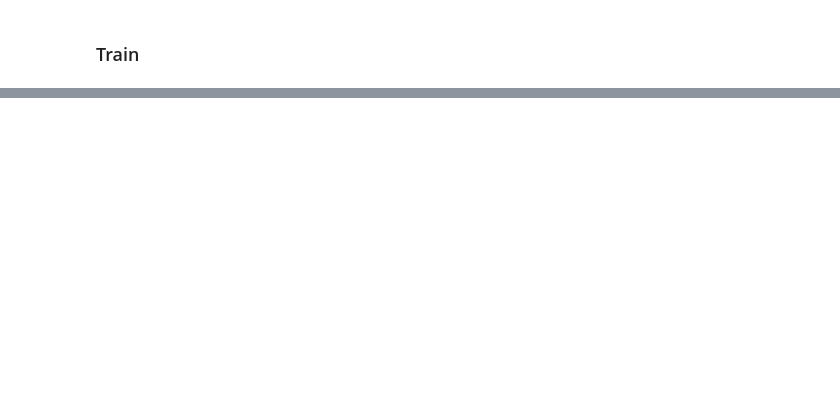
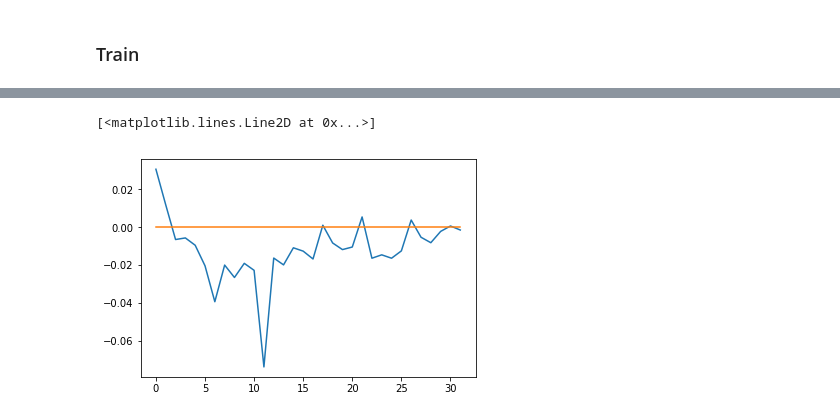
Before and after one commit to husams/Behavioral-Cloning, a Jupyter notebook: nvida.ipynb, the cells around one changed output, grey strips where cells are left out. Cells and saved outputs as stored; diff of their text form; code cells hidden in the pictures; blank space fills up the shorter version.

```diff
--- a/nvida.ipynb
+++ b/nvida.ipynb
@@ -156,0 +212,38 @@ model.save("model.h5")
+# %%
+def test_generator(samples, batch_size):
+    # Get total number of samples
+    num_samples = len(samples)
+
+    while True:
+        for offset in range(0,batch_size, num_samples):
+            # CSV data center,left,right,steering,throttle,brake,speed
+            # Get batch
+            batch_samples = samples[offset:offset+batch_size]
+            # Process each image in the batch
+            images = []
+            angles = []
+            for batch_sample in batch_samples:
+                center_image = cv2.imread("./data/IMG/"+batch_sample[0].split("/")[-1])
+
+
+                center_angle = float(batch_sample[3])
+                images.append(center_image)
+                angles.append(center_angle)
+
+
+            X_train = np.array(images)
+            y_train = np.array(angles)
+            yield X_train
+
+
+y = model.predict_generator(test_generator(samples, 32), val_samples=32)
+# %%
+X = []
+for sample in samples:
+    X.append(float(sample[3]))
+x = X[0:32]
+plt.plot([i for i in range(0,32)], y)
+plt.plot([i for i in range(0,32)], x)
+# %% [output]
+[<matplotlib.lines.Line2D at 0x...>]
+[figure, added]
```
Also changed, not shown: parts of 8 cells of this notebook.
